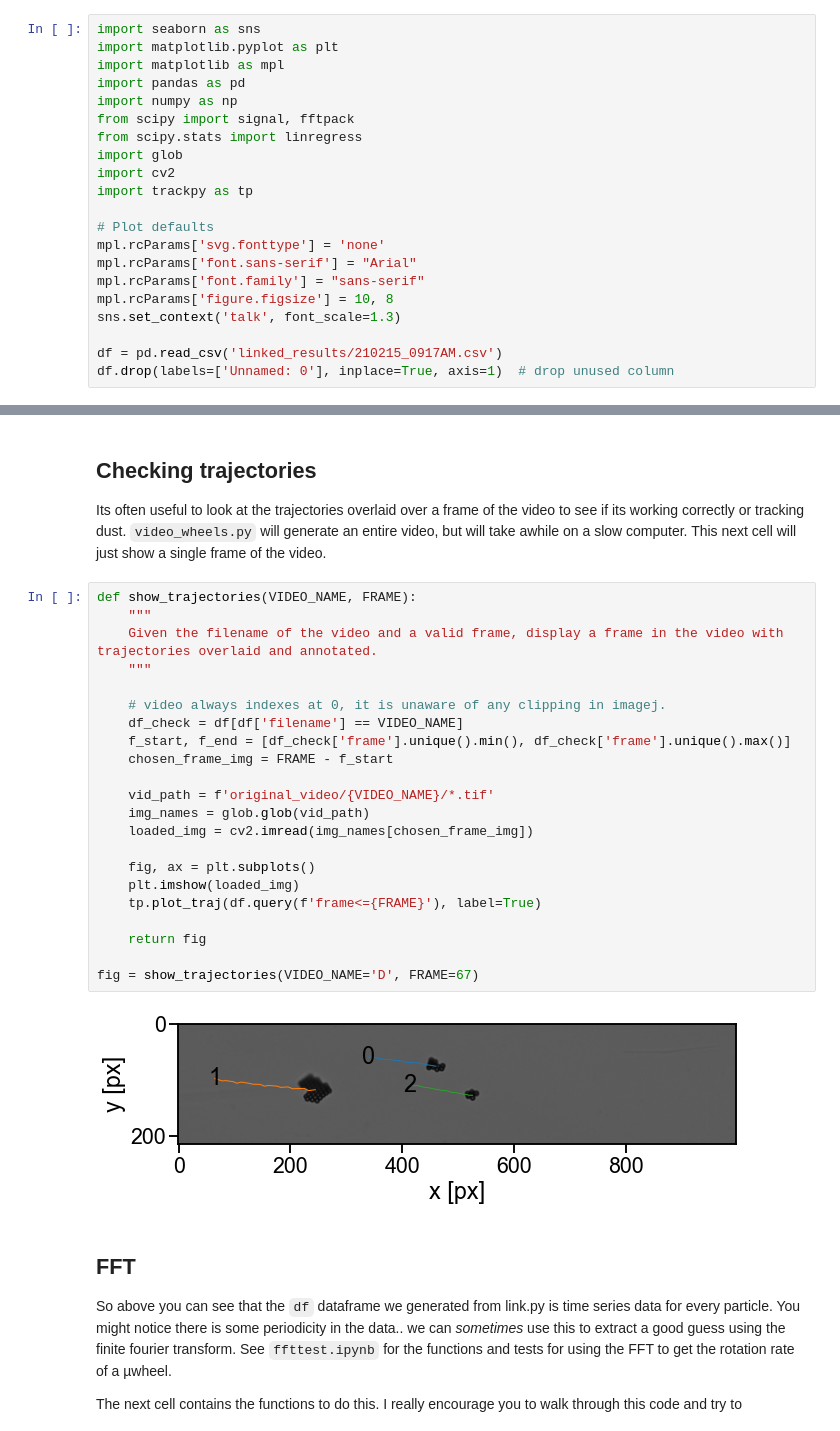
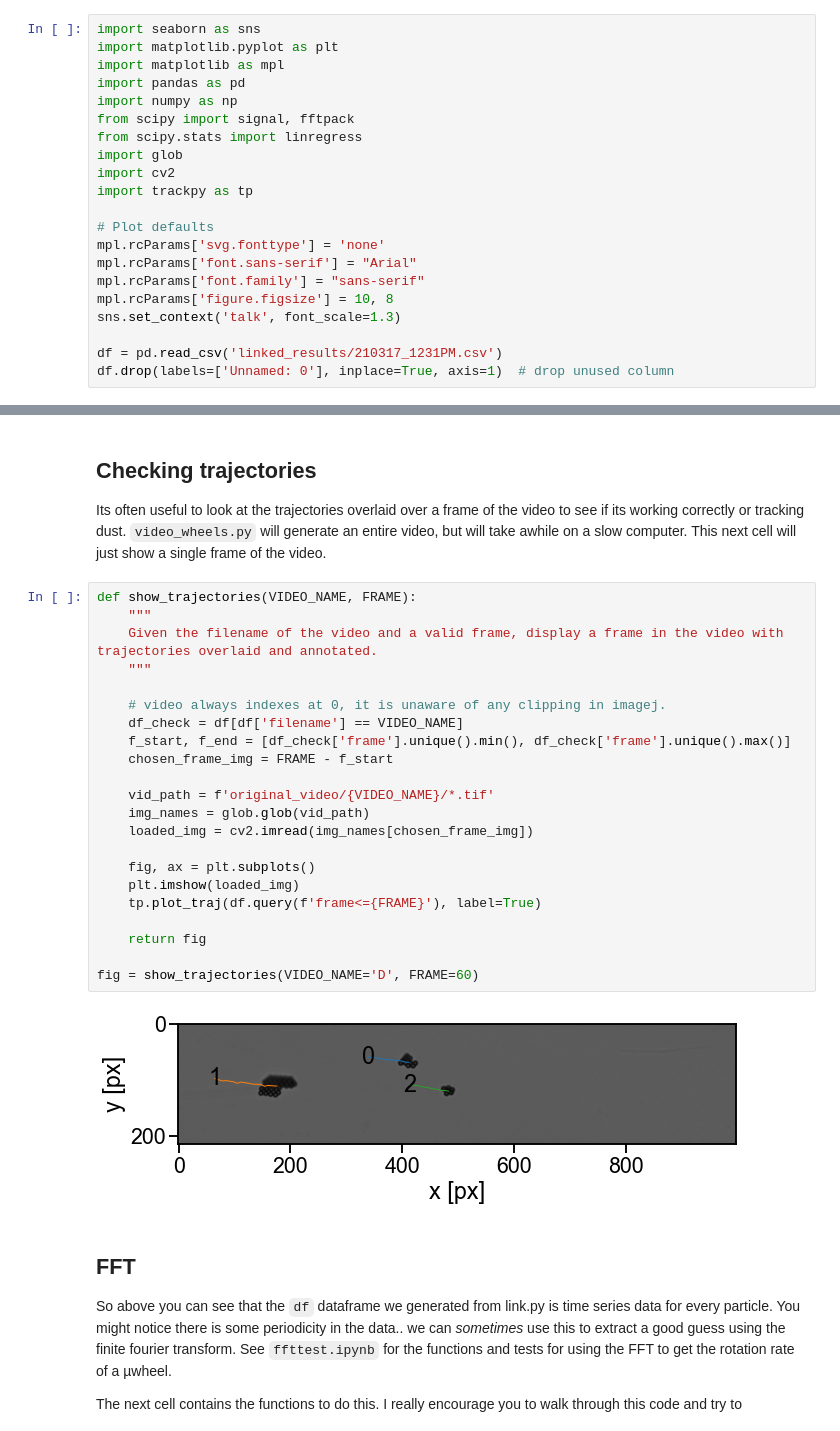
Before and after one commit to czimm79/mutracker, a Jupyter notebook: analysis.ipynb, the cells around one changed output, grey strips where cells are left out. Saved outputs shown, nothing was run; the diff lists cells and outputs as text.

```diff
--- a/analysis.ipynb
+++ b/analysis.ipynb
@@ -24,7 +24,7 @@ mpl.rcParams['font.family'] = "sans-serif"
 mpl.rcParams['figure.figsize'] = 10, 8
 sns.set_context('talk', font_scale=1.3)
 
-df = pd.read_csv('linked_results/210215_0917AM.csv')
+df = pd.read_csv('linked_results/210317_1231PM.csv')
 df.drop(labels=['Unnamed: 0'], inplace=True, axis=1)  # drop unused column
 # %% [markdown]
 Alright, what's our data look like that we generated from link.py? `df.head()` will display the first 5 columns of our dataframe.
@@ -71,27 +71,27 @@ Its often useful to look at the trajectories overlaid over a frame of the video
 # %%
 def show_trajectories(VIDEO_NAME, FRAME):
     """
     Given the filename of the video and a valid frame, display a frame in the video with trajectories overlaid and annotated.
     """
 
     # video always indexes at 0, it is unaware of any clipping in imagej.
     df_check = df[df['filename'] == VIDEO_NAME]
     f_start, f_end = [df_check['frame'].unique().min(), df_check['frame'].unique().max()]
     chosen_frame_img = FRAME - f_start
 
     vid_path = f'original_video/{VIDEO_NAME}/*.tif'
     img_names = glob.glob(vid_path)
     loaded_img = cv2.imread(img_names[chosen_frame_img])
 
     fig, ax = plt.subplots()
     plt.imshow(loaded_img)
     tp.plot_traj(df.query(f'frame<={FRAME}'), label=True)
 
     return fig
 
-fig = show_trajectories(VIDEO_NAME='D', FRAME=67)
+fig = show_trajectories(VIDEO_NAME='D', FRAME=60)
 # %% [output]
-[figure, old version]
+[figure, new version]
 # %% [markdown]
 ## FFT
 So above you can see that the `df` dataframe we generated from link.py is time series data for every particle. You might notice there is some periodicity in the data.. we can *sometimes* use this to extract a good guess using the finite fourier transform. See `ffttest.ipynb` for the functions and tests for using the FFT to get the rotation rate of a µwheel.
```
Also changed, not shown: parts of 8 cells of this notebook, 7 other files.
